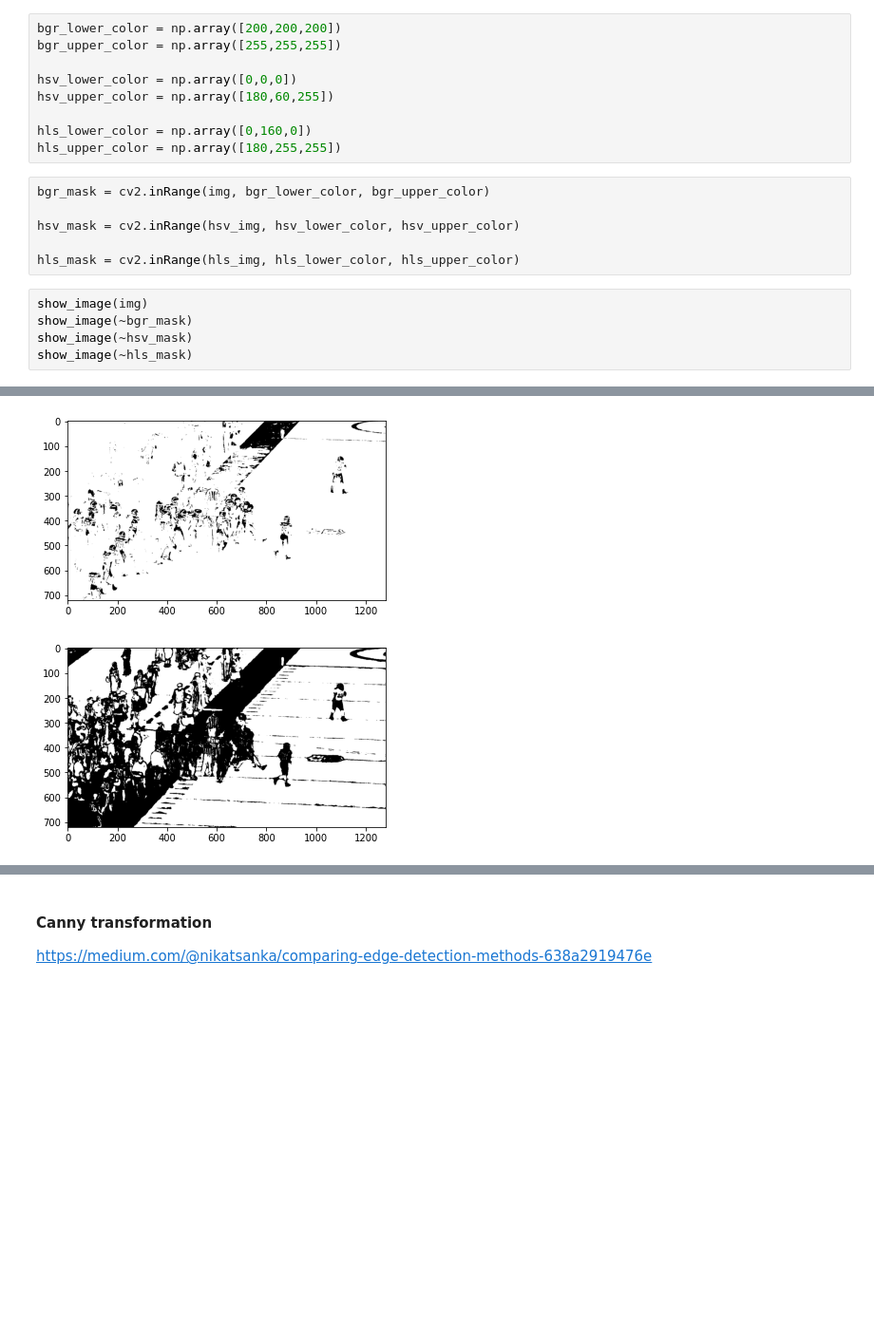
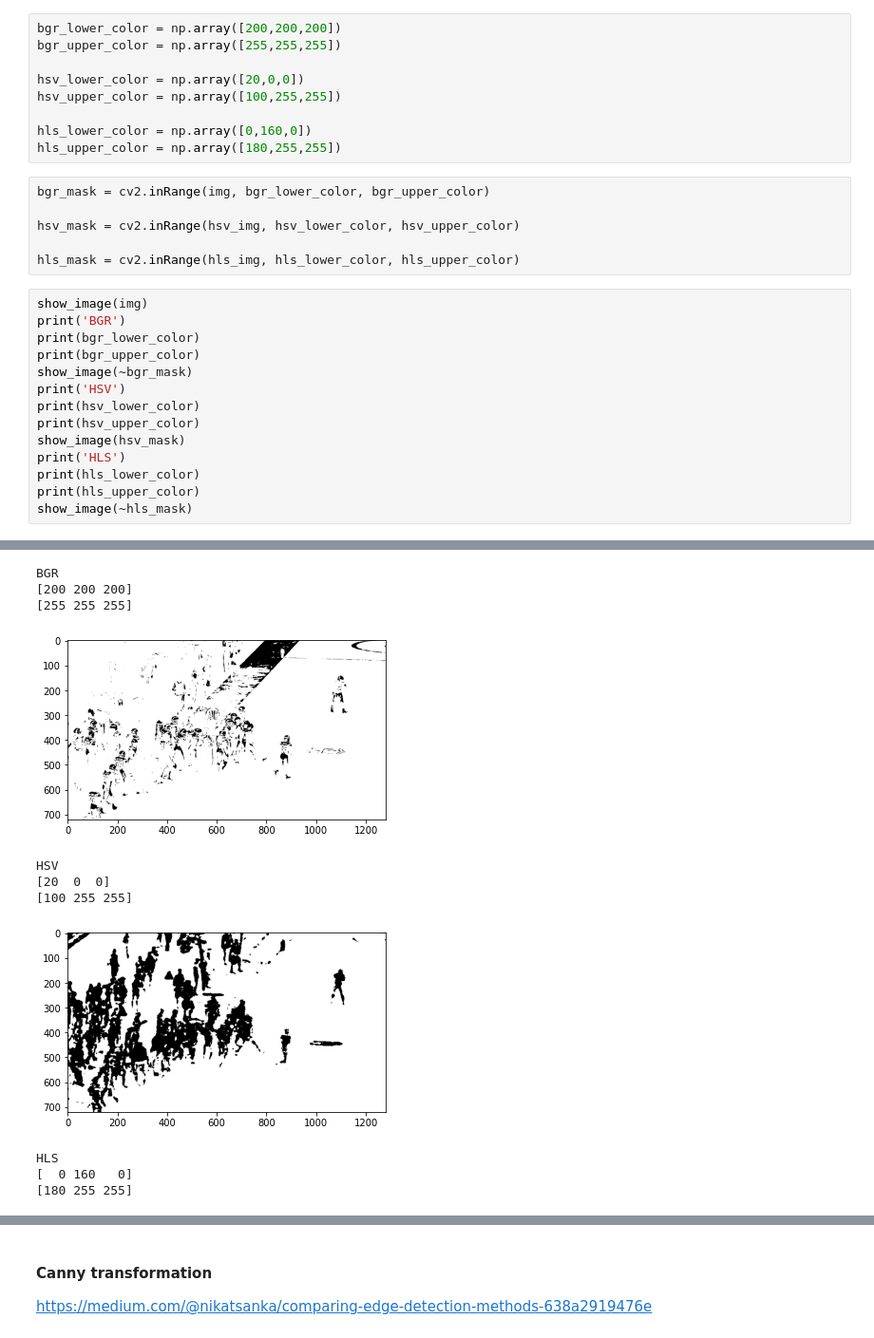
Before and after one commit to prenassipaolo/kaggle_nfl_2021, a Jupyter notebook: test_notebook_hough.ipynb, the cells around one changed output, grey strips where cells are left out. Shown at 95% size. Cells and saved outputs as stored; diff of their text form; blank space fills up the shorter version.

```diff
--- a/test_notebook_hough.ipynb
+++ b/test_notebook_hough.ipynb
@@ -23,8 +55,8 @@ hls_img = cv2.cvtColor(img, cv2.COLOR_BGR2HLS)
 bgr_lower_color = np.array([200,200,200])
 bgr_upper_color = np.array([255,255,255])
 
-hsv_lower_color = np.array([0,0,0])
-hsv_upper_color = np.array([180,60,255])
+hsv_lower_color = np.array([20,0,0])
+hsv_upper_color = np.array([100,255,255])
 
 hls_lower_color = np.array([0,160,0])
 hls_upper_color = np.array([180,255,255])
@@ -36,11 +68,29 @@ hsv_mask = cv2.inRange(hsv_img, hsv_lower_color, hsv_upper_color)
 hls_mask = cv2.inRange(hls_img, hls_lower_color, hls_upper_color)
 # %%
 show_image(img)
+print('BGR')
+print(bgr_lower_color)
+print(bgr_upper_color)
 show_image(~bgr_mask)
-show_image(~hsv_mask)
+print('HSV')
+print(hsv_lower_color)
+print(hsv_upper_color)
+show_image(hsv_mask)
+print('HLS')
+print(hls_lower_color)
+print(hls_upper_color)
 show_image(~hls_mask)
 # %% [output]
 [figure]
+BGR
+[200 200 200]
+[255 255 255]
 [figure]
+HSV
+[20  0  0]
+[100 255 255]
-[figure, old version]
+[figure, new version]
+HLS
+[  0 160   0]
+[180 255 255]
 [figure]
```
Also changed, not shown: parts of 43 cells of this notebook.
